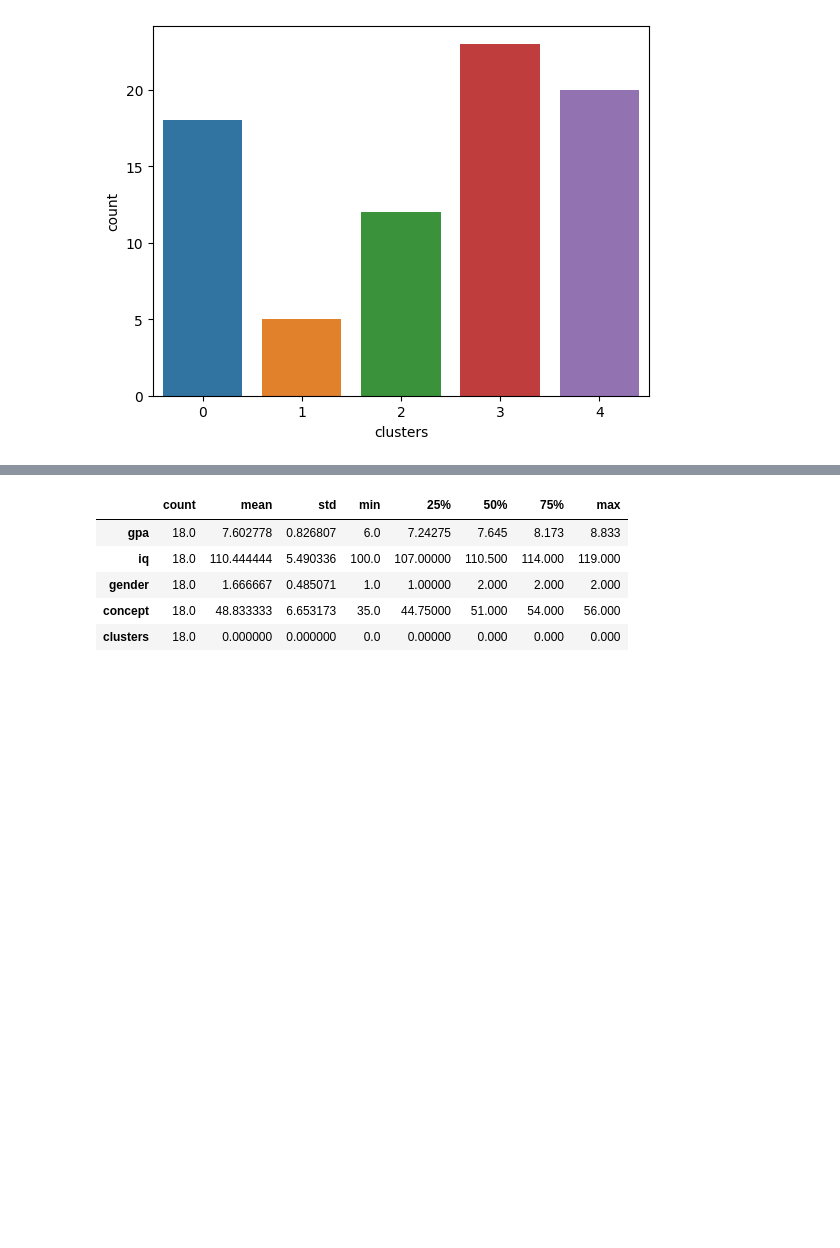
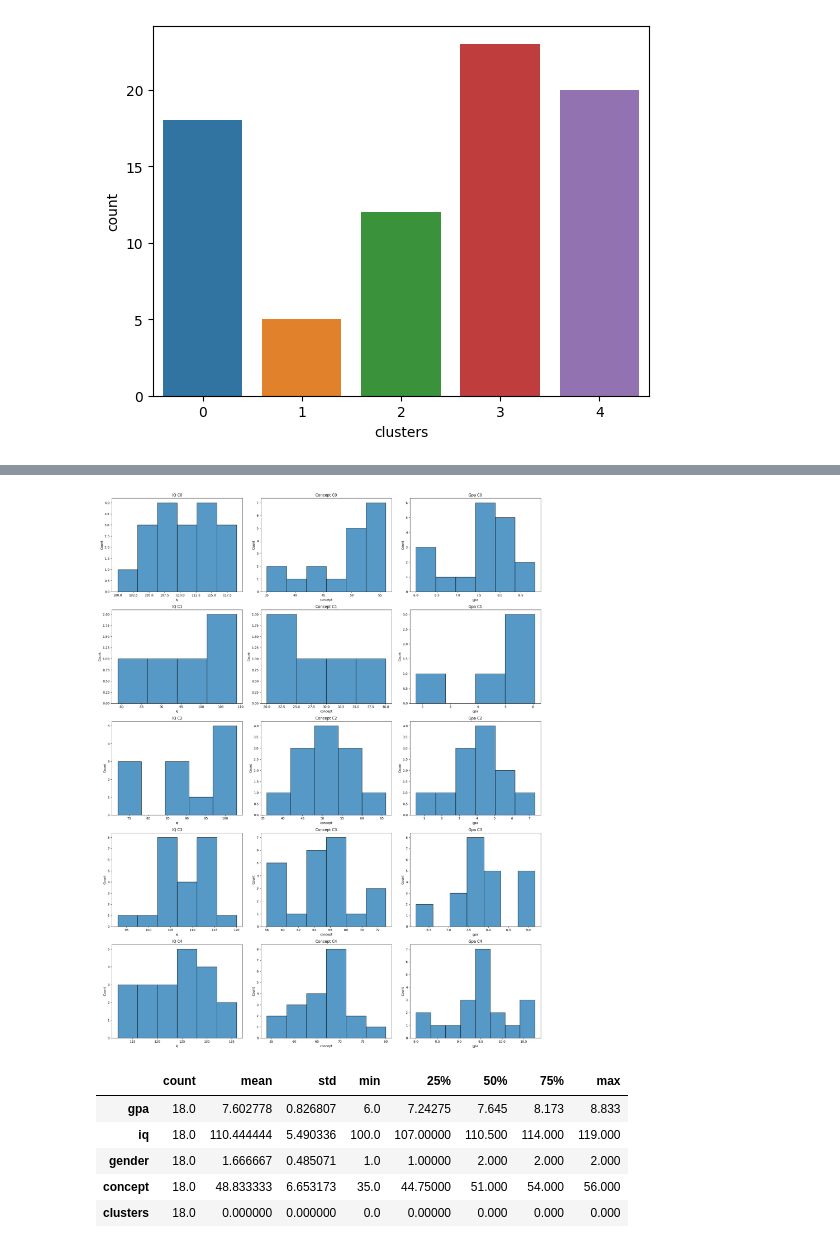
Before and after one commit to salmanfaishal27/Clustering-GPA-and-IQ-Academic-and-Cognitive-Insights, a Jupyter notebook: script.ipynb, the cells around one changed output, grey strips where cells are left out. Cells and saved outputs as stored; diff of their text form; code cells hidden in the pictures; blank space fills up the shorter version.

```diff
--- a/script.ipynb
+++ b/script.ipynb
@@ -260,3 +215,33 @@ plt.show()
+# %%
+import matplotlib.pyplot as plt
+import seaborn as sns
+
+def plot_iq_histograms(dataframes):
+    num_plots = len(dataframes)
+
+    # Tentukan ukuran gambar
+    plt.figure(figsize=(20, 5 * num_plots))
+
+    for i, df in enumerate(dataframes):
+        plt.subplot(num_plots, 3, i * 3 + 1)  # Munculkan "iqc" di gambar 1, 4, 7, dan seterusnya
+        sns.histplot(x=df.iq)  # Kolom "iqc"
+        plt.title(f'IQ C{i}')
+
+        plt.subplot(num_plots, 3, i * 3 + 2)
+        sns.histplot(x=df.concept)  # Kolom "conceptc"
+        plt.title(f'Concept C{i}')
+
+        plt.subplot(num_plots, 3, i * 3 + 3)
+        sns.histplot(x=df.gpa)  # Kolom "gpac"
+        plt.title(f'Gpa C{i}')
+
+    plt.tight_layout()
+    plt.show()
+
+dataframes = [c0, c1, c2, c3, c4]
+plot_iq_histograms(dataframes)
+# %% [output]
+[figure, added]
 # %%
 c0.describe().T
 # %% [output]
```
Also changed, not shown: parts of 4 cells of this notebook.
